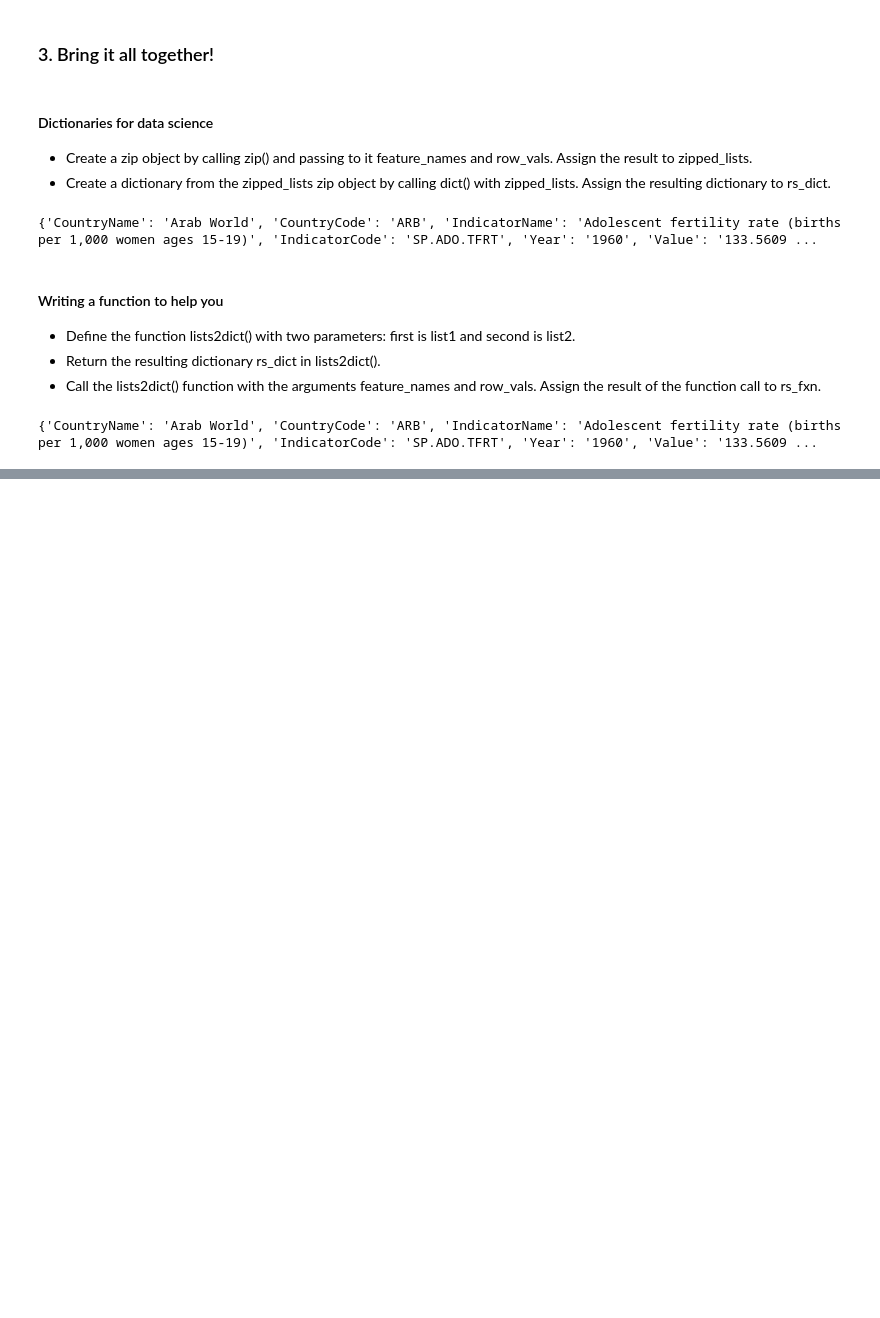
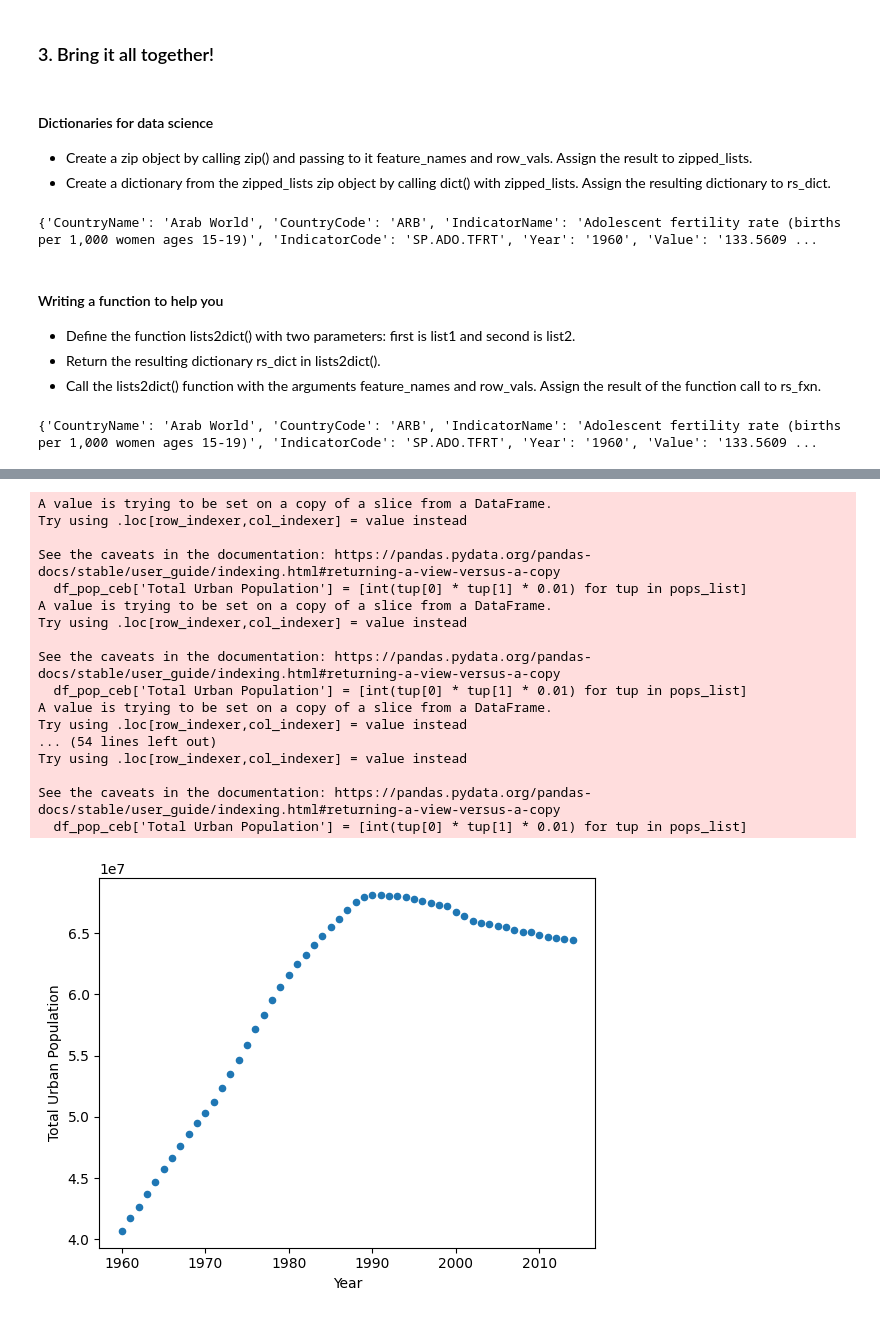
Before and after one commit to vin-br/datacamp, a Jupyter notebook: Courses/Python Data Science Toolbox (Part 2)/3. Bringing it all together!.ipynb, the cells around one changed output, grey strips where cells are left out. Saved outputs shown, nothing was run; the diff lists cells and outputs as text; code cells hidden in the pictures; blank space fills up the shorter version.

```diff
--- a/Courses/Python Data Science Toolbox (Part 2)/3. Bringing it all together!.ipynb
+++ b/Courses/Python Data Science Toolbox (Part 2)/3. Bringing it all together!.ipynb
@@ -65,0 +479,47 @@ print(rs_fxn)
+# %%
+# Initialize reader object: urb_pop_reader
+urb_pop_reader = pd.read_csv("Data/world_ind_pop_data.csv", chunksize=1000)
+
+# Initialize empty DataFrame: data
+data = pd.DataFrame()
+
+# Iterate over each DataFrame chunk
+for df_urb_pop in urb_pop_reader:
+
+    # Check out specific country: df_pop_ceb
+    df_pop_ceb = df_urb_pop[df_urb_pop["CountryCode"] == "CEB"]
+
+    # Zip DataFrame columns of interest: pops
+    pops = zip(df_pop_ceb["Total Population"], df_pop_ceb["Urban population (% of total)"])
+
+    # Turn zip object into list: pops_list
+    pops_list = list(pops)
+
+    # Use list comprehension to create new DataFrame column 'Total Urban Population'
+    df_pop_ceb["Total Urban Population"] = [int(tup[0] * tup[1] * 0.01) for tup in pops_list]
+
+    # Append DataFrame chunk to data: data
+    data = data.append(df_pop_ceb)
+
+# Plot urban population data
+data.plot(kind="scatter", x="Year", y="Total Urban Population")
+plt.show()
+# %% [output]
+A value is trying to be set on a copy of a slice from a DataFrame.
+Try using .loc[row_indexer,col_indexer] = value instead
+
+See the caveats in the documentation: https://pandas.pydata.org/pandas-docs/stable/user_guide/indexing.html#returning-a-view-versus-a-copy
+  df_pop_ceb['Total Urban Population'] = [int(tup[0] * tup[1] * 0.01) for tup in pops_list]
+A value is trying to be set on a copy of a slice from a DataFrame.
+Try using .loc[row_indexer,col_indexer] = value instead
+
+See the caveats in the documentation: https://pandas.pydata.org/pandas-docs/stable/user_guide/indexing.html#returning-a-view-versus-a-copy
+  df_pop_ceb['Total Urban Population'] = [int(tup[0] * tup[1] * 0.01) for tup in pops_list]
+A value is trying to be set on a copy of a slice from a DataFrame.
+Try using .loc[row_indexer,col_indexer] = value instead
+... (54 lines left out)
+Try using .loc[row_indexer,col_indexer] = value instead
+
+See the caveats in the documentation: https://pandas.pydata.org/pandas-docs/stable/user_guide/indexing.html#returning-a-view-versus-a-copy
+  df_pop_ceb['Total Urban Population'] = [int(tup[0] * tup[1] * 0.01) for tup in pops_list]
+[figure, added]
```
Also changed, not shown: parts of 22 cells of this notebook, 3 other files.
